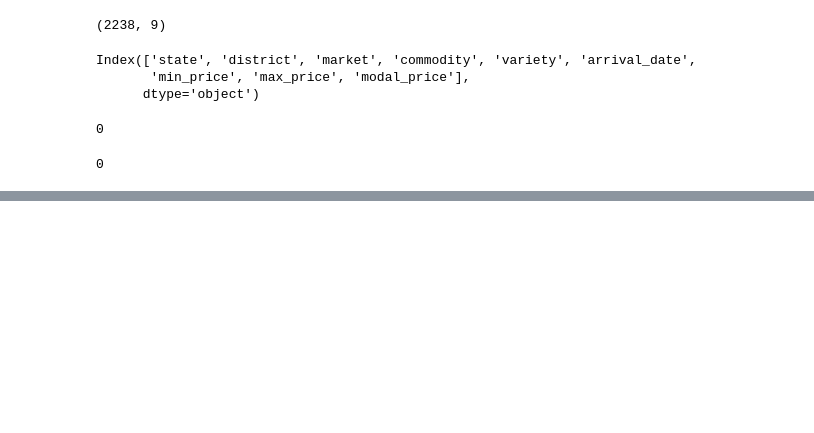
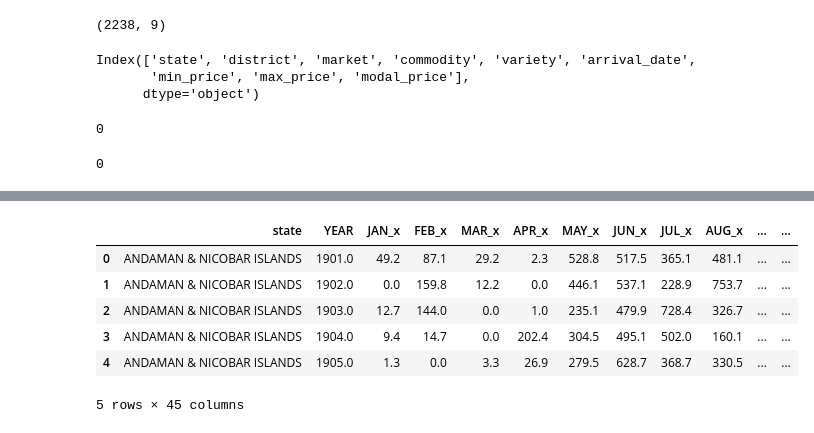
Before and after one commit to ArunMunagala7/TRINIT-594092-U52K62EQ-ML03, a Jupyter notebook: practice-1-0-data-cleaning.ipynb, the cells around one changed output, grey strips where cells are left out. Saved outputs shown, nothing was run; the diff lists cells and outputs as text; code cells hidden in the pictures; blank space fills up the shorter version.

```diff
--- a/practice-1-0-data-cleaning.ipynb
+++ b/practice-1-0-data-cleaning.ipynb
@@ -197,0 +381,17 @@ agriculture_related_data.isna().sum().sum()
+# %%
+merged_dataset = pd.merge(india_rainfall_data,district_rainfall_data, on='state', how='outer')
+merged_dataset = pd.merge(merged_dataset,agriculture_related_data, on='state', how='outer')
+
+# Impute all NaN values with the mean value of each column
+merged_dataset.fillna(merged_dataset.mean(), inplace=True)
+
+# Print the head of the merged dataset
+merged_dataset.head()
+# %% [output]
+|  | state | YEAR | JAN_x | FEB_x | MAR_x | APR_x | MAY_x | JUN_x | JUL_x | AUG_x | ... | ... |
+| 0 | ANDAMAN & NICOBAR ISLANDS | 1901.0 | 49.2 | 87.1 | 29.2 | 2.3 | 528.8 | 517.5 | 365.1 | 481.1 | ... | ... |
+| 1 | ANDAMAN & NICOBAR ISLANDS | 1902.0 | 0.0 | 159.8 | 12.2 | 0.0 | 446.1 | 537.1 | 228.9 | 753.7 | ... | ... |
+| 2 | ANDAMAN & NICOBAR ISLANDS | 1903.0 | 12.7 | 144.0 | 0.0 | 1.0 | 235.1 | 479.9 | 728.4 | 326.7 | ... | ... |
+| 3 | ANDAMAN & NICOBAR ISLANDS | 1904.0 | 9.4 | 14.7 | 0.0 | 202.4 | 304.5 | 495.1 | 502.0 | 160.1 | ... | ... |
+| 4 | ANDAMAN & NICOBAR ISLANDS | 1905.0 | 1.3 | 0.0 | 3.3 | 26.9 | 279.5 | 628.7 | 368.7 | 330.5 | ... | ... |
+5 rows × 45 columns
```
Also changed, not shown: parts of 34 cells of this notebook.
